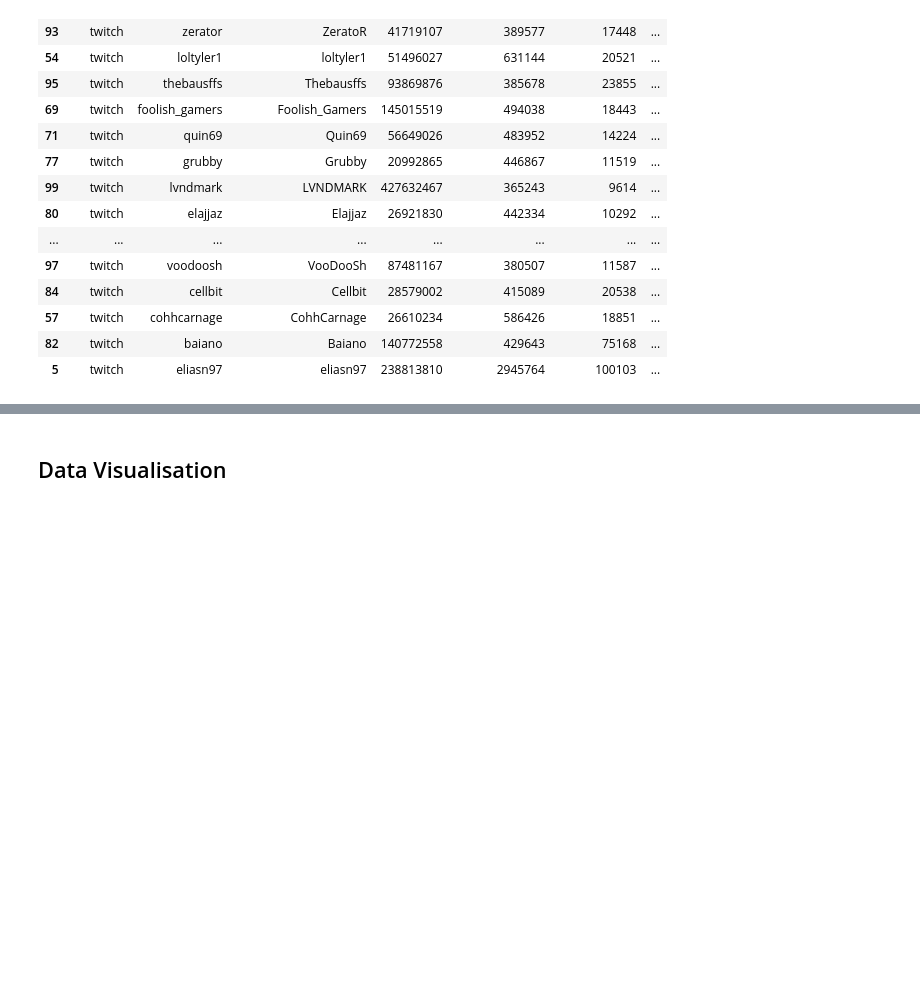
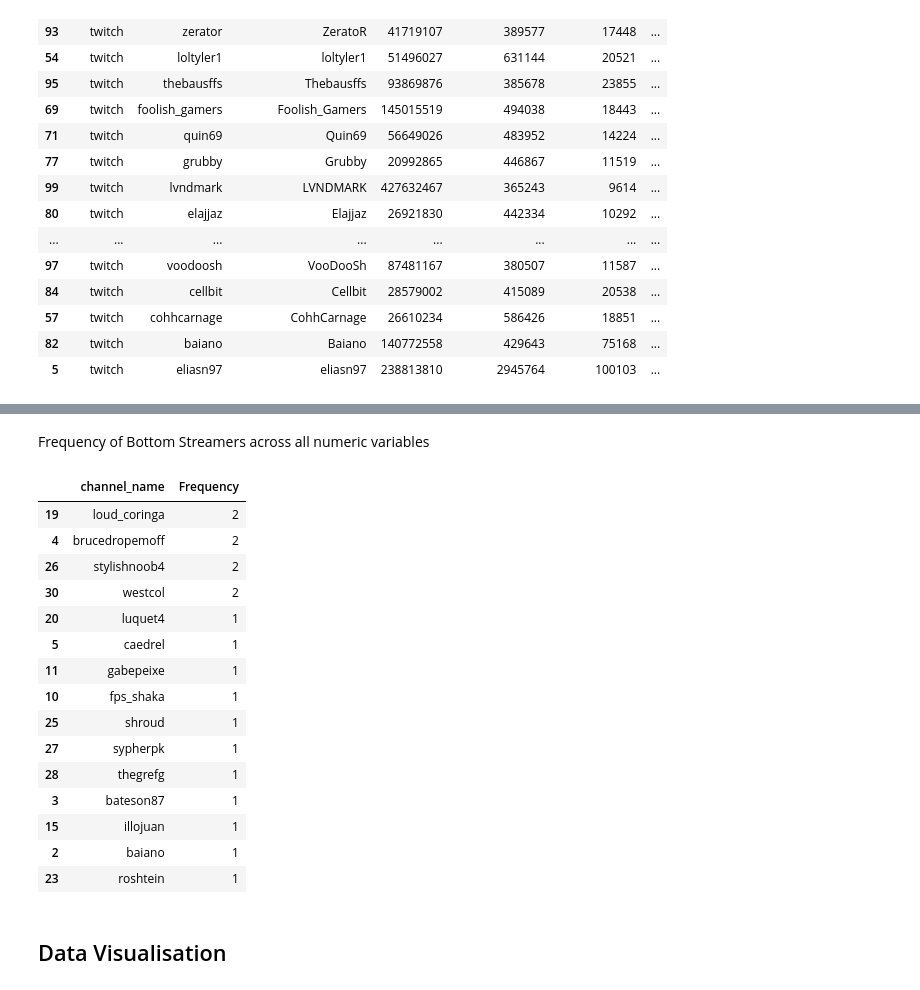
Before and after one commit to xPrinny/ProgramFundiesDataAnalyzers, a Jupyter notebook: Twitch_DataAnalysis.ipynb, the cells around one changed output, grey strips where cells are left out. Drawn from its saved outputs; the diff is of its cells as text; code cells hidden in the pictures; blank space fills up the shorter version.

```diff
--- a/Twitch_DataAnalysis.ipynb
+++ b/Twitch_DataAnalysis.ipynb
@@ -716,3 +754,27 @@ leastlive_views
+# %% [markdown]
+Frequency of Bottom Streamers across all numeric variables
+# %%
+streamer_freq = pd.concat([mostaveraged_viewers, mostfollowers_gained, mostpeaked_viewers, mosthours_watched, mostlive_views], ignore_index=True).groupby('channel_name')['channel_name'].count().reset_index(name='Frequency')
+streamer_freq = streamer_freq.sort_values("Frequency", ascending=False)
+bottom_streamer_freq = streamer_freq.iloc[-15:]
+bottom_streamer_freq
+# %% [output]
+|  | channel_name | Frequency |
+| 19 | loud_coringa | 2 |
+| 4 | brucedropemoff | 2 |
+| 26 | stylishnoob4 | 2 |
+| 30 | westcol | 2 |
+| 20 | luquet4 | 1 |
+| 5 | caedrel | 1 |
+| 11 | gabepeixe | 1 |
+| 10 | fps_shaka | 1 |
+| 25 | shroud | 1 |
+| 27 | sypherpk | 1 |
+| 28 | thegrefg | 1 |
+| 3 | bateson87 | 1 |
+| 15 | illojuan | 1 |
+| 2 | baiano | 1 |
+| 23 | roshtein | 1 |
 # %% [markdown]
 ## Data Visualisation
 # %% [markdown]
```
Also changed, not shown: parts of 4 cells of this notebook.
